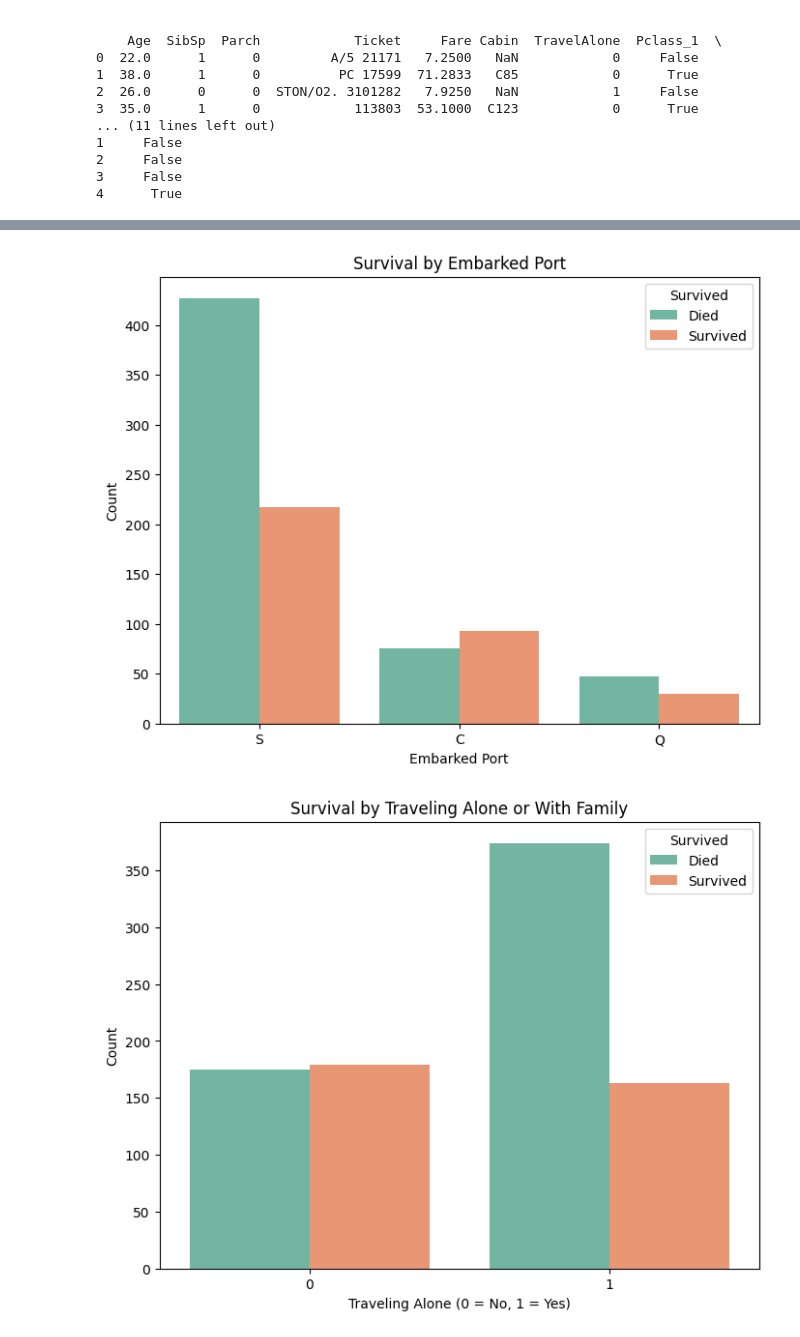
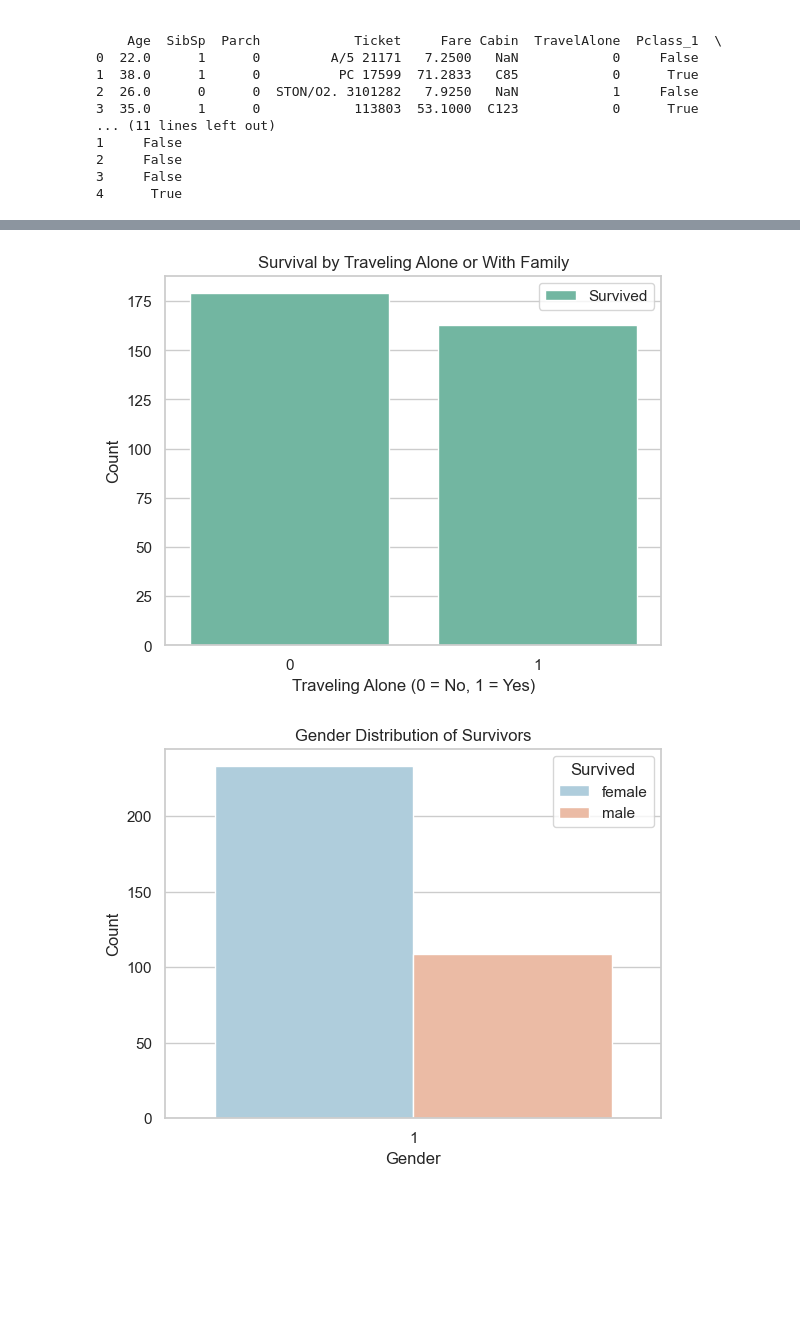
Before and after one commit to Ewnn/MachineLearning, a Jupyter notebook: LogisticRegression/main.ipynb, the cells around one changed output, grey strips where cells are left out. Saved outputs shown, nothing was run; the diff lists cells and outputs as text; code cells hidden in the pictures; blank space fills up the shorter version.

Commit message:
Logistic Regression for Titanic Data

```diff
--- a/LogisticRegression/main.ipynb
+++ b/LogisticRegression/main.ipynb
@@ -270,6 +235,0 @@ plt.show()
-# %%
-# Create the "IsMinor" variable
-train_data['IsMinor'] = (train_data['Age'] < 16).astype(int)
-
-# Verify the new column
-print(train_data[['PassengerId', 'Age', 'IsMinor']].head())
@@ -282,0 +236,10 @@ print(train_data[['PassengerId', 'Age', 'IsMinor']].head())
+# %%
+# Create the "IsMinor" variable
+train_data['IsMinor'] = train_data['Age'] < 16
+
+# Plot the distribution of ages, colored by survival
+sns.histplot(data=train_data, x='Age', hue='Survived', kde=True)
+plt.title('Age Distribution by Survival')
+plt.xlabel('Age')
+plt.ylabel('Count')
+plt.show()
@@ -294,22 +273,25 @@ plt.show()
 # %%
-# Plot survival by Embarked port
-plt.figure(figsize=(8,6))
-sns.countplot(data=train_data, x='Embarked', hue='Survived', palette='Set2')
-plt.title('Survival by Embarked Port')
-plt.xlabel('Embarked Port')
+# Filter data for survivors
+survivors = train_data[train_data['Survived'] == 1]
+
+# Plot survival status by traveling alone
+sns.countplot(data=survivors, x='TravelAlone', hue='Survived', palette='Set2')
+plt.title('Survival by Traveling Alone or With Family')
+plt.xlabel('Traveling Alone (0 = No, 1 = Yes)')
 plt.ylabel('Count')
-plt.legend(title='Survived', labels=['Died', 'Survived'])
+plt.legend(labels=['Survived'])
 plt.show()
 # %% [output]
-[figure, old version]
+[figure, new version]
 # %%
-# Plot survival status by traveling alone
-plt.figure(figsize=(8,6))
-sns.countplot(data=train_data, x='TravelAlone', hue='Survived', palette='Set2')
-plt.title('Survival by Traveling Alone or With Family')
-plt.xlabel('Traveling Alone (0 = No, 1 = Yes)')
+# Filter data for survivors
+survivors = train_data[train_data['Survived'] == 1]
+# Plot survival by gender
+sns.countplot(data=survivors, x='Survived', hue='Sex', palette='RdBu_r')
+plt.title('Gender Distribution of Survivors')
+plt.xlabel('Gender')
 plt.ylabel('Count')
-plt.legend(title='Survived', labels=['Died', 'Survived'])
+plt.legend(title='Survived', labels=['female', 'male'])
 plt.show()
 # %% [output]
-[figure, old version]
+[figure, new version]
```
Also changed, not shown: parts of 15 cells of this notebook.
